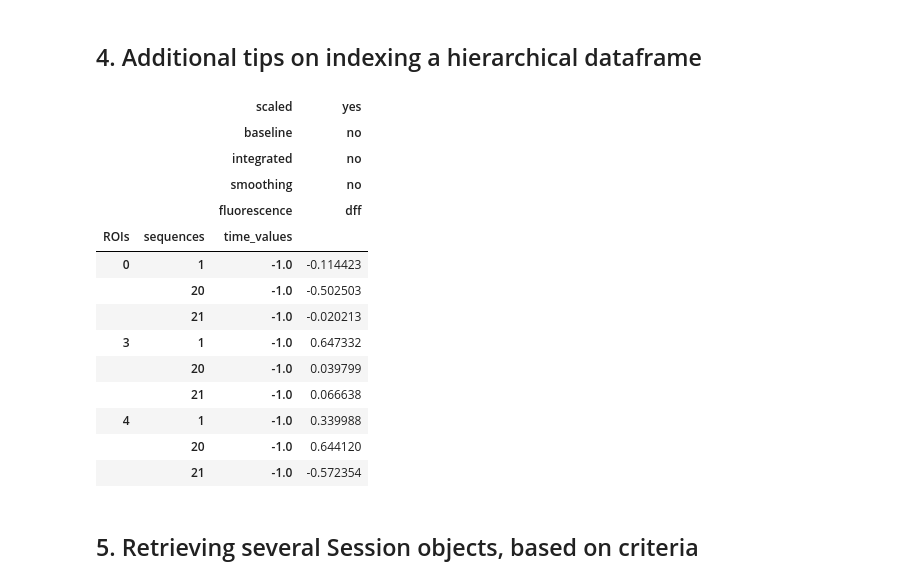
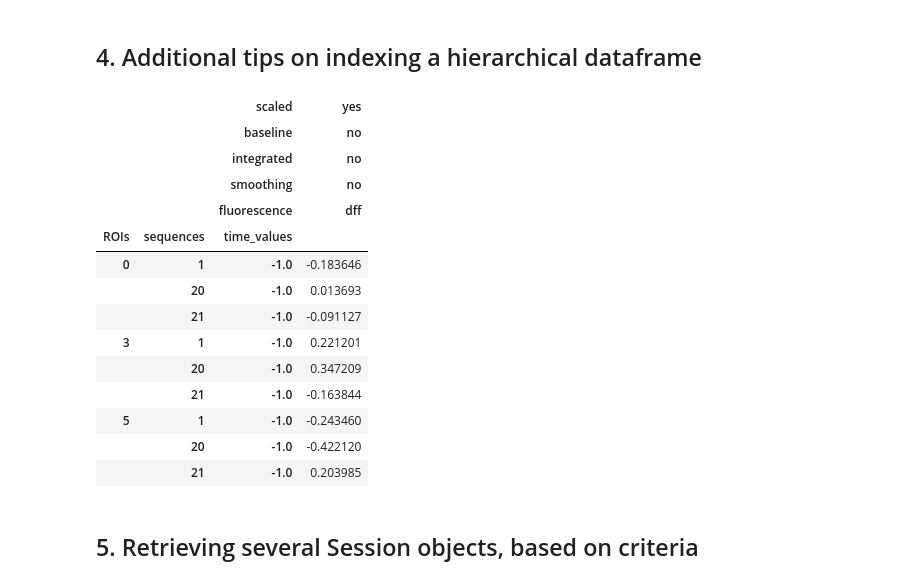
Before and after one commit to colleenjg/OpenScope_CA_Analysis, a Jupyter notebook: examples/session_demonstration_script.ipynb, the cells around one changed output. Saved outputs shown, nothing was run; the diff lists cells and outputs as text; code cells hidden in the pictures.

```diff
--- a/examples/session_demonstration_script.ipynb
+++ b/examples/session_demonstration_script.ipynb
@@ -93,7 +93,7 @@ sess = session.Session(764704289, datadir=datadir, mouse_df=mouse_df)
 # %% [markdown]
 or with their `mouse_n`, `sess_n` and `runtype`:
 # %%
-sess = session.Session(mouse_n=6, sess_n=1, runtype="prod", datadir=datadir, mouse_df=mouse_df)
+sess = session.Session(mouse_n=4, sess_n=1, runtype="prod", datadir=datadir, mouse_df=mouse_df)
 # %% [markdown]
 ### Data format is identified automatically
 
@@ -403,32 +400,32 @@ sess.set_only_tracked_rois(False)
 # %%
 # getting columns
 roi_data_series = roi_data_df["roi_traces"]
 
-# getting specific ROIs, from their IDs, e.g. (0, 3, 4)
-roi_data_specific_rois = roi_data_df.loc[([0, 3, 4])]
+# getting specific ROIs, from their IDs, e.g. (0, 3, 5)
+roi_data_specific_rois = roi_data_df.loc[([0, 3, 5])]
 
-# getting specific sequences (0, 3, 4) for all ROIs <- second order index, so requires a pandas slice
+# getting specific sequences (0, 3, 5) for all ROIs <- second order index, so requires a pandas slice
 roi_data_specific_seqs = roi_data_df.loc[(pd.IndexSlice[:, [1, 20, 21]]), ]
 
 # using both index and columns
-roi_data_specific = roi_data_df.loc[(pd.IndexSlice[[0, 3, 4], [1, 20, 21], -1]), ("roi_traces", "yes")]
+roi_data_specific = roi_data_df.loc[(pd.IndexSlice[[0, 3, 5], [1, 20, 21], -1]), ("roi_traces", "yes")]
 roi_data_specific
 # %% [output]
 |  |  | scaled | yes |
 |  |  | baseline | no |
 |  |  | integrated | no |
 |  |  | smoothing | no |
 |  |  | fluorescence | dff |
 | ROIs | sequences | time_values |  |
-| 0 | 1 | -1.0 | -0.114423 |
-|  | 20 | -1.0 | -0.502503 |
-|  | 21 | -1.0 | -0.020213 |
-| 3 | 1 | -1.0 | 0.647332 |
-|  | 20 | -1.0 | 0.039799 |
-|  | 21 | -1.0 | 0.066638 |
-| 4 | 1 | -1.0 | 0.339988 |
-|  | 20 | -1.0 | 0.644120 |
-|  | 21 | -1.0 | -0.572354 |
+| 0 | 1 | -1.0 | -0.183646 |
+|  | 20 | -1.0 | 0.013693 |
+|  | 21 | -1.0 | -0.091127 |
+| 3 | 1 | -1.0 | 0.221201 |
+|  | 20 | -1.0 | 0.347209 |
+|  | 21 | -1.0 | -0.163844 |
+| 5 | 1 | -1.0 | -0.243460 |
+|  | 20 | -1.0 | -0.422120 |
+|  | 21 | -1.0 | 0.203985 |
 # %% [markdown]
 ## 5. Retrieving several Session objects, based on criteria
 # %% [markdown]
```
Also changed, not shown: parts of 33 cells of this notebook, 9 other files.
